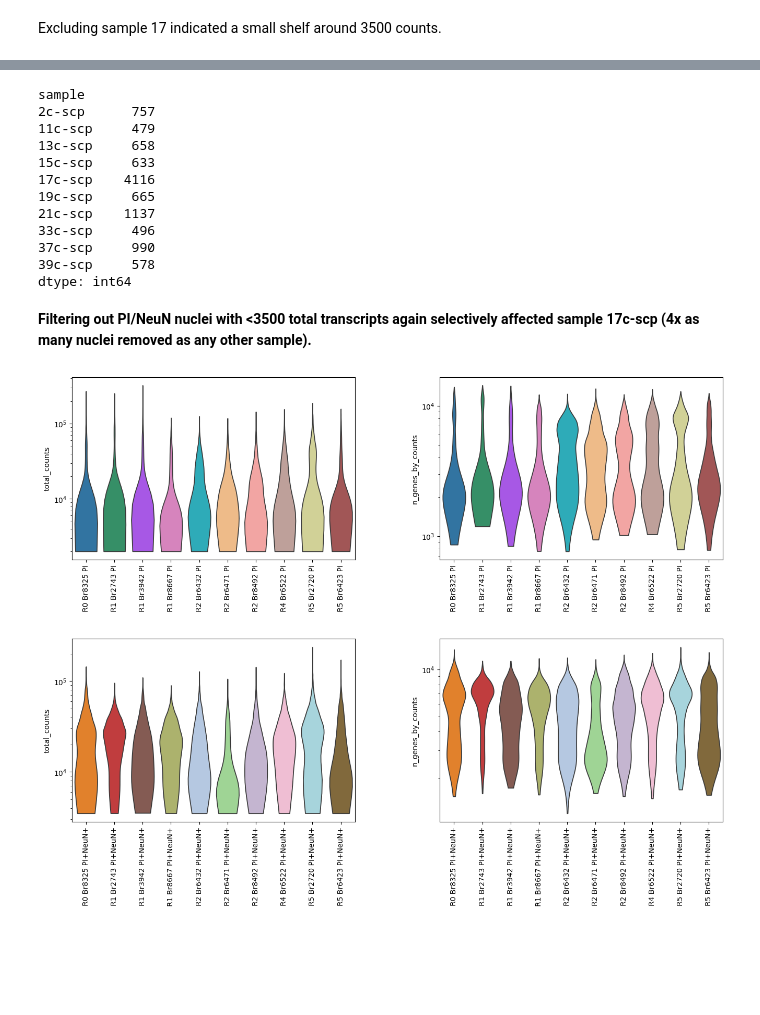
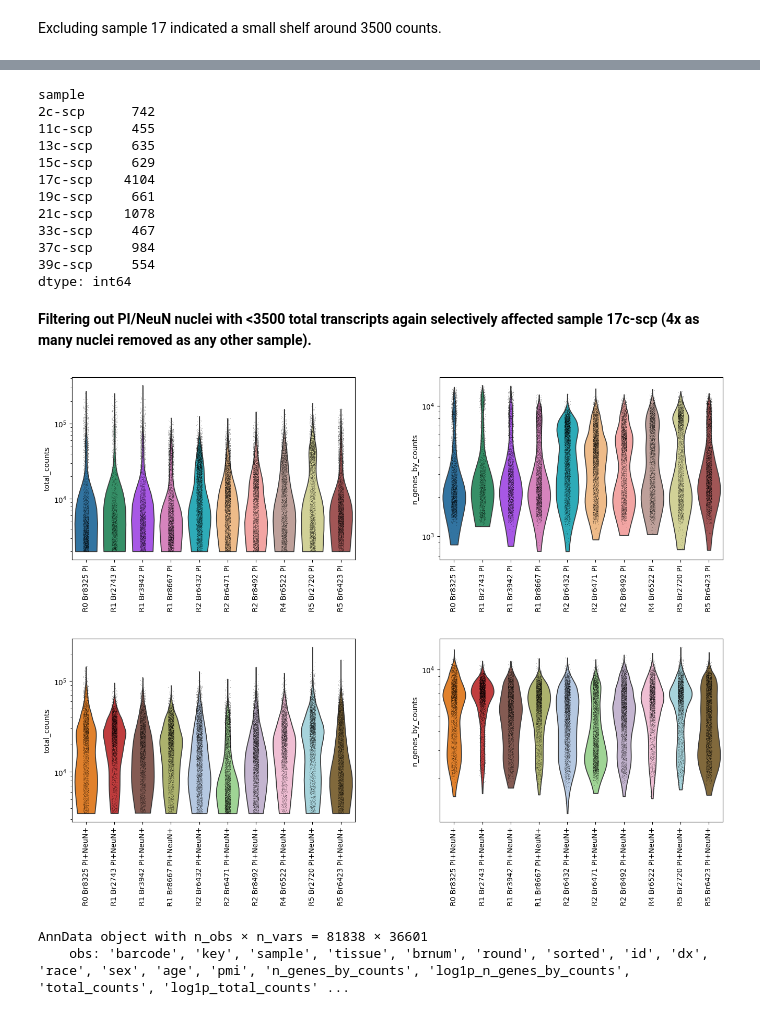
Before and after one commit to LieberInstitute/spatial_hpc, a Jupyter notebook: snRNAseq_hpc/python_analysis/code/02_adata_qc.ipynb, the cells around one changed output, grey strips where cells are left out. Drawn from its saved outputs; the diff is of its cells as text; code cells hidden in the pictures; blank space fills up the shorter version.

```diff
--- a/snRNAseq_hpc/python_analysis/code/02_adata_qc.ipynb
+++ b/snRNAseq_hpc/python_analysis/code/02_adata_qc.ipynb
@@ -87,0 +96,3 @@ sc.pl.violin(adata_filt, ["pct_counts_mt","pct_counts_ribo"], groupby='rnd_br_so
+# %%
+adata_filt = adata_filt[adata_filt.obs['pct_counts_mt']<10] #116494
+adata_filt
@@ -298,16 +314,16 @@ checkmin = adata_pinn_filt.obs['total_counts']<3500
 adata_pinn_filt.obs[checkmin].groupby('sample', observed=True).size()
 # %% [output]
 sample
-2c-scp      757
-11c-scp     479
-13c-scp     658
-15c-scp     633
-17c-scp    4116
-19c-scp     665
-21c-scp    1137
-33c-scp     496
-37c-scp     990
-39c-scp     578
+2c-scp      742
+11c-scp     455
+13c-scp     635
+15c-scp     629
+17c-scp    4104
+19c-scp     661
+21c-scp    1078
+33c-scp     467
+37c-scp     984
+39c-scp     554
 dtype: int64
 # %% [markdown]
 **Filtering out PI/NeuN nuclei with <3500 total transcripts again selectively affected sample 17c-scp (4x as many nuclei removed as any other sample).**
@@ -317,17 +333,21 @@ adata_pinn_filt = adata_pinn_filt[adata_pinn_filt.obs['total_counts']>3500]
 # %%
 #PI nuclei
 sc.pl.violin(adata_pi_filt, ["total_counts","n_genes_by_counts"], log=True, groupby='rnd_br_sort', rotation=90,
-            size=0) #size = size of points, default is 1
+            size=0.3) #size = size of points, default is 1
 # %% [output]
-[figure, old version]
+[figure, new version]
 # %%
 #PI/NeuN nuclei
 sc.pl.violin(adata_pinn_filt, ["total_counts","n_genes_by_counts"], log=True, groupby='rnd_br_sort', rotation=90,
-            size=0) #size = size of points, default is 1
+            size=.3) #size = size of points, default is 1
 # %% [output]
-[figure, old version]
+[figure, new version]
 # %%
 adata_filt2 = ad.concat([adata_pi_filt, adata_pinn_filt])
+adata_filt2
+# %% [output]
+AnnData object with n_obs × n_vars = 81838 × 36601
+    obs: 'barcode', 'key', 'sample', 'tissue', 'brnum', 'round', 'sorted', 'id', 'dx', 'race', 'sex', 'age', 'pmi', 'n_genes_by_counts', 'log1p_n_genes_by_counts', 'total_counts', 'log1p_total_counts' ...
 # %%
 adata_filt2.obs.to_csv("snRNAseq_hpc/python_analysis/processed-data/filtered-matrix_obs_postqc-strict.csv")
 # %%
```
Also changed, not shown: parts of 20 cells of this notebook, 15 other files.
